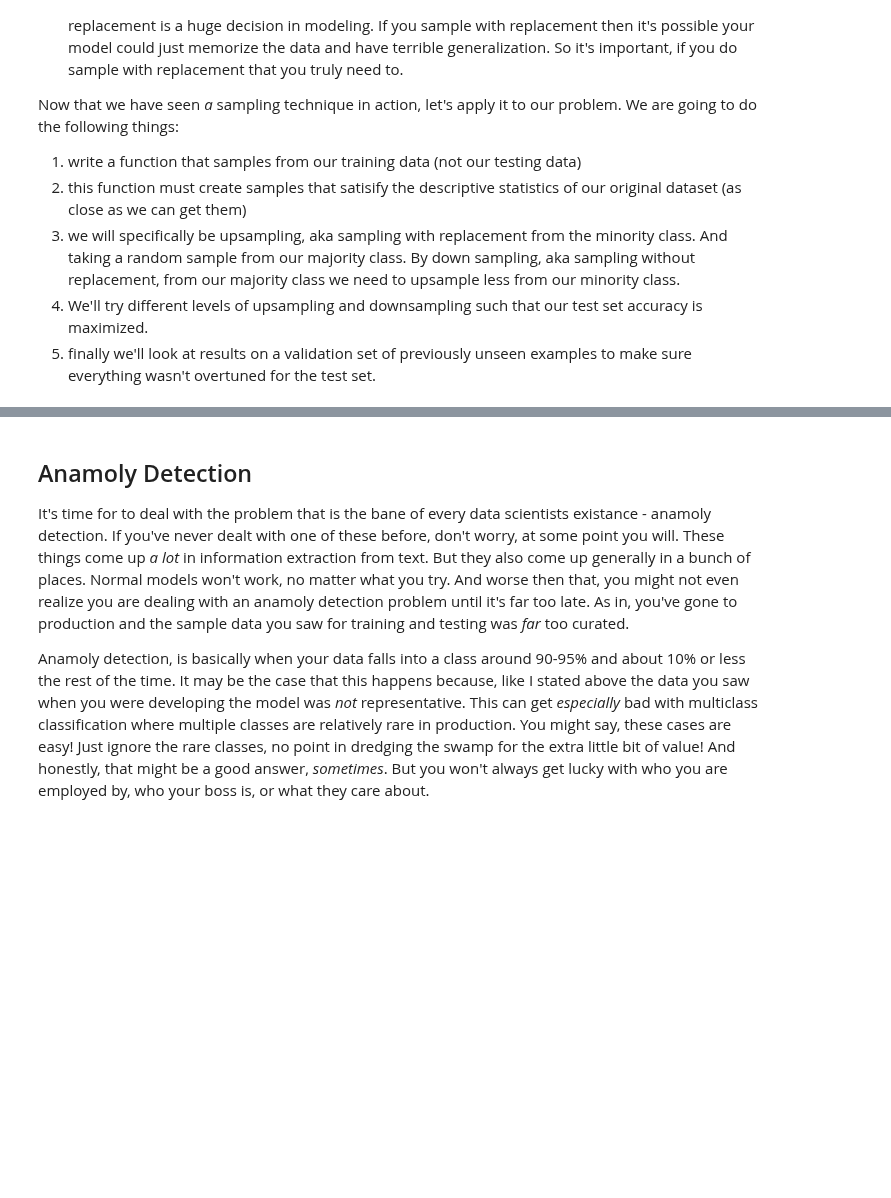
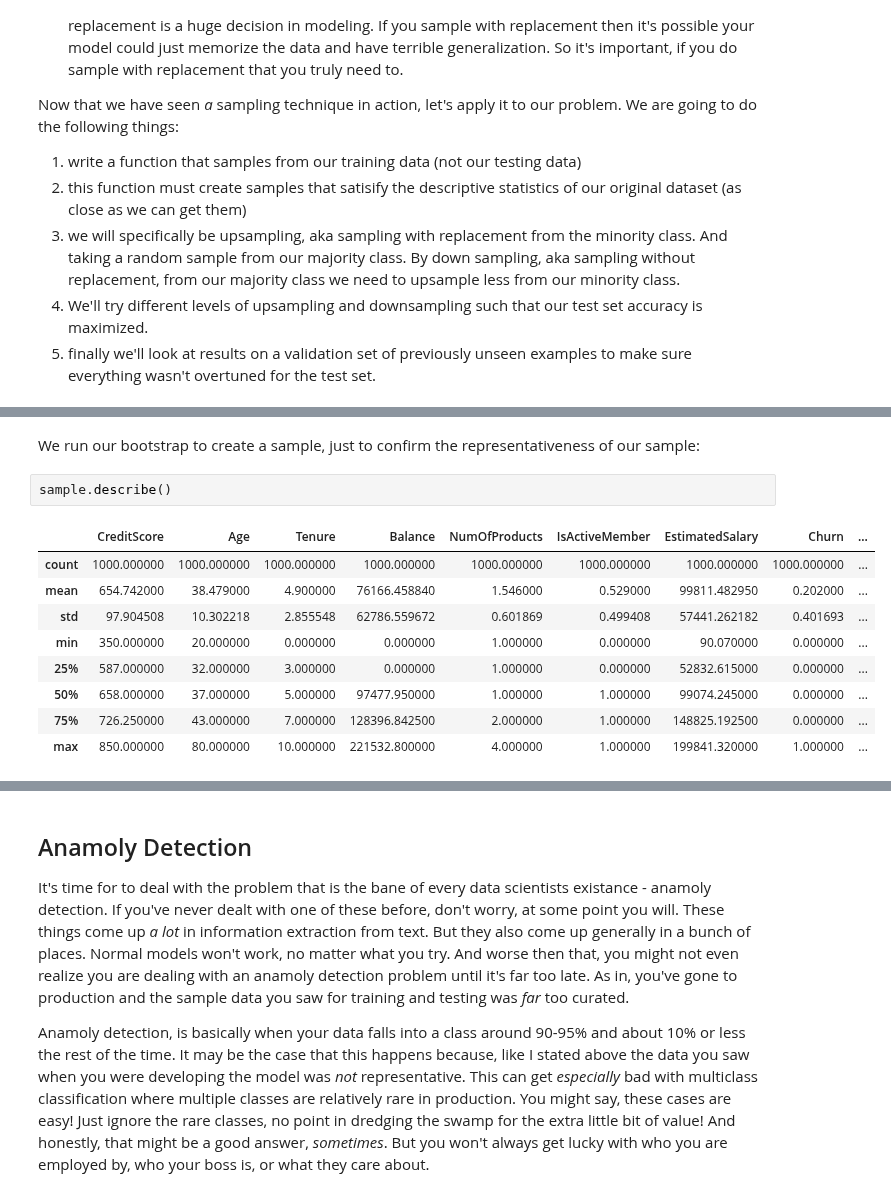
Before and after one commit to EricSchles/datascience_book, a Jupyter notebook: Applying Classification.ipynb, the cells around one changed output, grey strips where cells are left out. Drawn from its saved outputs; the diff is of its cells as text; blank space fills up the shorter version.

```diff
--- a/Applying Classification.ipynb
+++ b/Applying Classification.ipynb
@@ -798,0 +848,14 @@ SyntaxError: unexpected EOF while parsing (<ipython-input-1-508cedfe1d57>, line
+# %% [markdown]
+We run our bootstrap to create a sample, just to confirm the representativeness of our sample:
+# %%
+sample.describe()
+# %% [output]
+|  | CreditScore | Age | Tenure | Balance | NumOfProducts | IsActiveMember | EstimatedSalary | Churn | ... |
+| count | 1000.000000 | 1000.000000 | 1000.000000 | 1000.000000 | 1000.000000 | 1000.000000 | 1000.000000 | 1000.000000 | ... |
+| mean | 654.742000 | 38.479000 | 4.900000 | 76166.458840 | 1.546000 | 0.529000 | 99811.482950 | 0.202000 | ... |
+| std | 97.904508 | 10.302218 | 2.855548 | 62786.559672 | 0.601869 | 0.499408 | 57441.262182 | 0.401693 | ... |
+| min | 350.000000 | 20.000000 | 0.000000 | 0.000000 | 1.000000 | 0.000000 | 90.070000 | 0.000000 | ... |
+| 25% | 587.000000 | 32.000000 | 3.000000 | 0.000000 | 1.000000 | 0.000000 | 52832.615000 | 0.000000 | ... |
+| 50% | 658.000000 | 37.000000 | 5.000000 | 97477.950000 | 1.000000 | 1.000000 | 99074.245000 | 0.000000 | ... |
+| 75% | 726.250000 | 43.000000 | 7.000000 | 128396.842500 | 2.000000 | 1.000000 | 148825.192500 | 0.000000 | ... |
+| max | 850.000000 | 80.000000 | 10.000000 | 221532.800000 | 4.000000 | 1.000000 | 199841.320000 | 1.000000 | ... |
```
Also changed, not shown: parts of 28 cells of this notebook.
